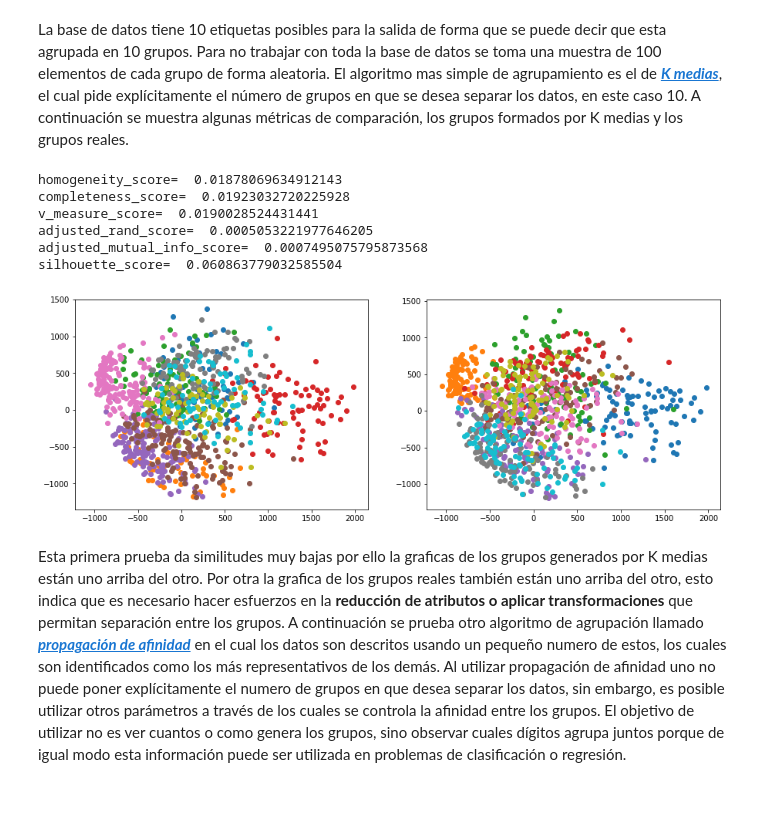
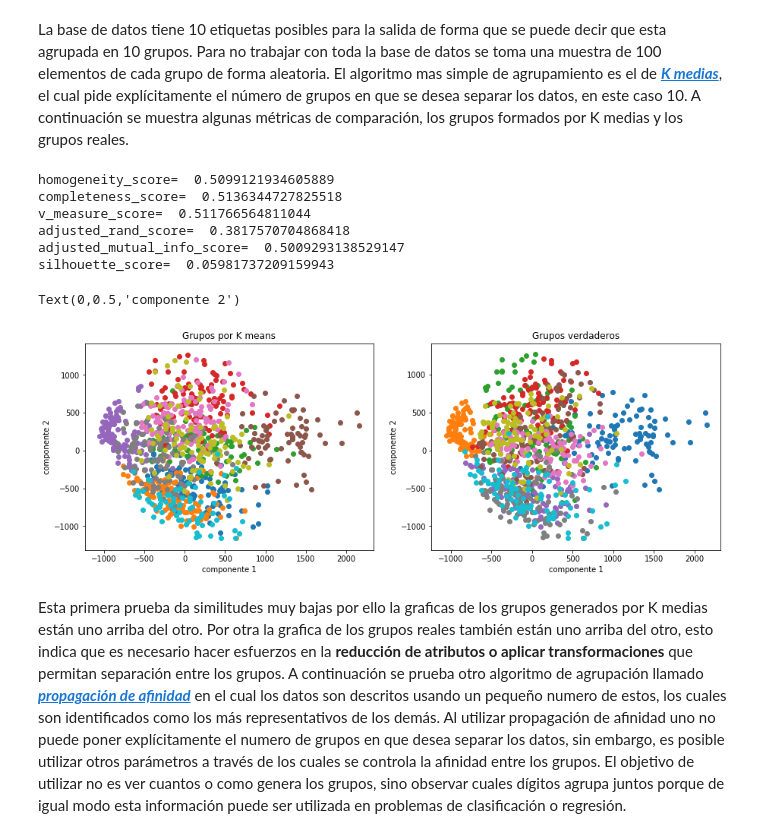
Before and after one commit to alan-arnoldo-alcantar/DataCience_UANL, a Jupyter notebook: p11/practica11.ipynb, the cells around one changed output. Cells and saved outputs as stored; diff of their text form; code cells hidden in the pictures; blank space fills up the shorter version.

```diff
--- a/p11/practica11.ipynb
+++ b/p11/practica11.ipynb
@@ -37,29 +37,36 @@ estimador=KMeans(init='k-means++', n_clusters=10, n_init=10)  #algoritmo de agru
 estimador.fit(datos)    #generando los grupos a partir solo de los pixeles de las imagenes
 #diferentes metricas que existen
 from sklearn import metrics
-print('homogeneity_score= ',metrics.homogeneity_score(labes, estimador.labels_))
-print('completeness_score= ',metrics.completeness_score(labes, estimador.labels_))
-print('v_measure_score= ',metrics.v_measure_score(labes, estimador.labels_))
-print('adjusted_rand_score= ',metrics.adjusted_rand_score(labes, estimador.labels_))
-print('adjusted_mutual_info_score= ',metrics.adjusted_mutual_info_score(labes,  estimador.labels_))
+print('homogeneity_score= ',metrics.homogeneity_score(labels, estimador.labels_))
+print('completeness_score= ',metrics.completeness_score(labels, estimador.labels_))
+print('v_measure_score= ',metrics.v_measure_score(labels, estimador.labels_))
+print('adjusted_rand_score= ',metrics.adjusted_rand_score(labels, estimador.labels_))
+print('adjusted_mutual_info_score= ',metrics.adjusted_mutual_info_score(labels,  estimador.labels_))
 print('silhouette_score= ',metrics.silhouette_score(datos, estimador.labels_,metric='euclidean',sample_size=300))
 # %% [output]
-homogeneity_score=  0.01878069634912143
-completeness_score=  0.01923032720225928
-v_measure_score=  0.0190028524431441
-adjusted_rand_score=  0.0005053221977646205
-adjusted_mutual_info_score=  0.0007495075795873568
-silhouette_score=  0.060863779032585504
+homogeneity_score=  0.5099121934605889
+completeness_score=  0.5136344727825518
+v_measure_score=  0.511766564811044
+adjusted_rand_score=  0.3817570704868418
+adjusted_mutual_info_score=  0.5009293138529147
+silhouette_score=  0.05981737209159943
 # %%
 #se aplica un PCA para reducir el numero de atributos a 2
 reduced_data = PCA(n_components=2).fit_transform(datos)
 #se grafica en forma de dispersion cada uno de los puntos que forman parte de un grupo
 fig, ax = plt.subplots(1,2,figsize=(15,5))
 for i in np.unique(estimador.labels_):
     ax[0].scatter(reduced_data[:,0][np.where(estimador.labels_==i)[0]],reduced_data[:,1][np.where(estimador.labels_==i)[0]])
     ax[1].scatter(reduced_data[:,0][np.where(labels==i)[0]],reduced_data[:,1][np.where(labels==i)[0]])
+ax[0].set_title('Grupos por K means')
+ax[0].set_xlabel('componente 1')
+ax[0].set_ylabel('componente 2')
+ax[1].set_title('Grupos verdaderos')
+ax[1].set_xlabel('componente 1')
+ax[1].set_ylabel('componente 2')
 # %% [output]
+Text(0,0.5,'componente 2')
-[figure, old version]
+[figure, new version]
 # %% [markdown]
 Esta primera prueba da similitudes muy bajas por ello la graficas de los grupos generados por K medias están uno arriba del otro. Por otra la grafica de los grupos reales también están uno arriba del otro, esto indica que es necesario hacer esfuerzos en la **reducción de atributos o aplicar transformaciones** que permitan separación entre los grupos. A continuación se prueba otro algoritmo de agrupación llamado [***propagación de afinidad***]( https://scikit-learn.org/stable/modules/clustering.html#affinity-propagation) en el cual los datos son descritos usando un pequeño numero de estos, los cuales son identificados como los más representativos de los demás. Al utilizar propagación de afinidad uno no puede poner explícitamente el numero de grupos en que desea separar los datos, sin embargo, es posible utilizar otros parámetros a través de los cuales se controla la afinidad entre los grupos. El objetivo de utilizar no es ver cuantos o como genera los grupos, sino observar cuales dígitos agrupa juntos porque de igual modo esta información puede ser utilizada en problemas de clasificación o regresión.
 # %%
```
Also changed, not shown: parts of 2 cells of this notebook.
